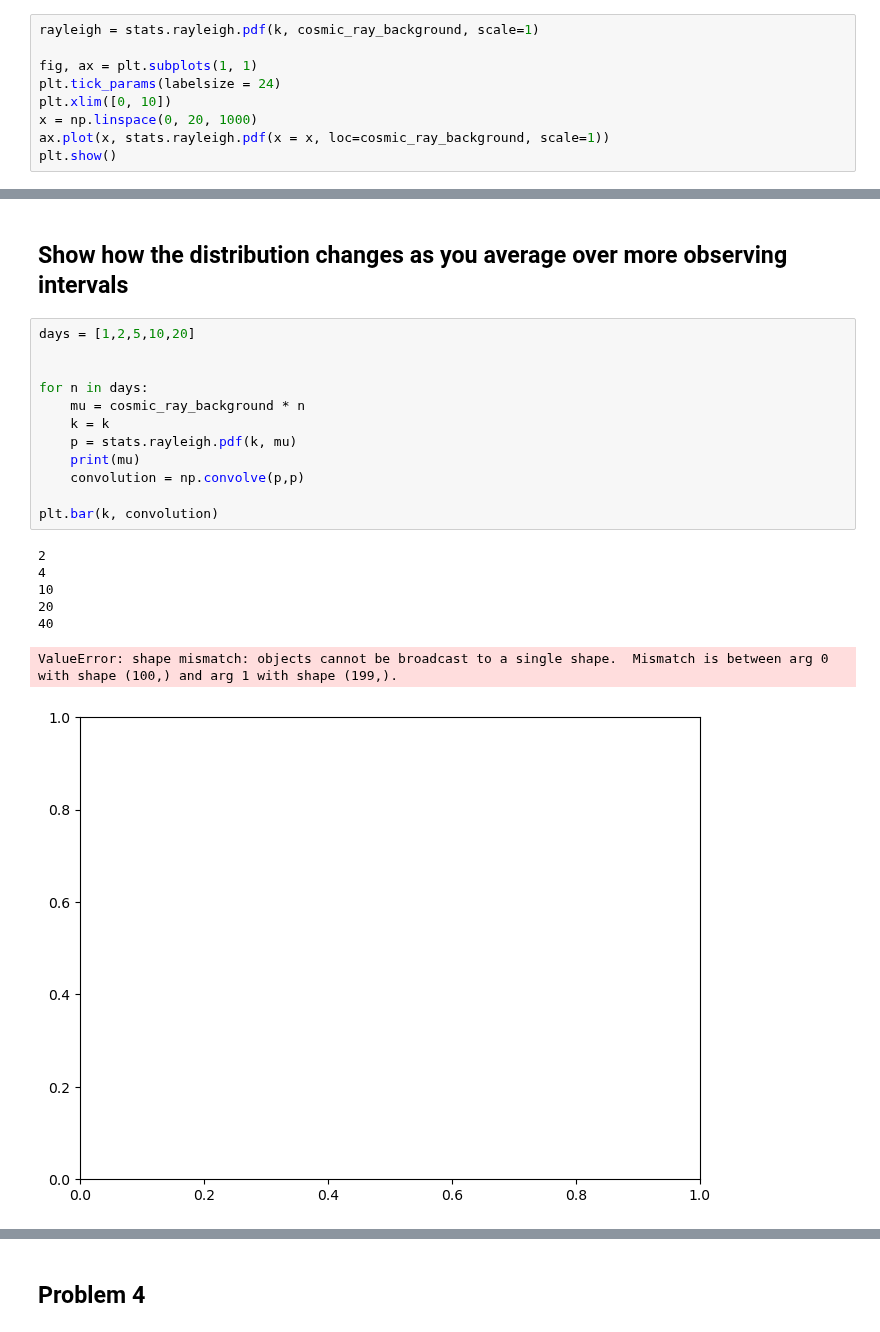
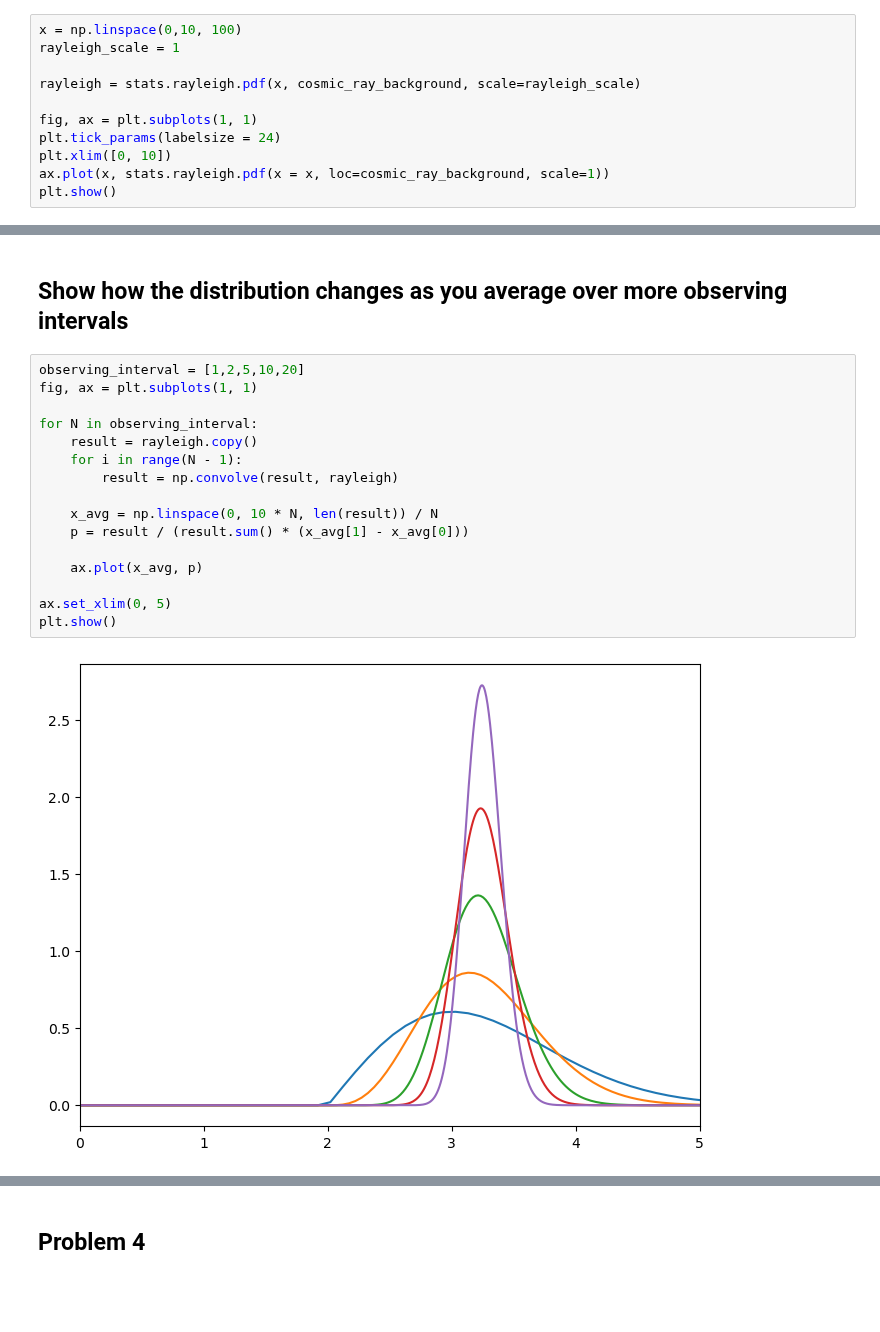
Before and after one commit to tranjacob/Phys434, a Jupyter notebook: lab2_jacobtran.ipynb, the cells around one changed output, grey strips where cells are left out. Cells and saved outputs as stored; diff of their text form; blank space fills up the shorter version.

```diff
--- a/lab2_jacobtran.ipynb
+++ b/lab2_jacobtran.ipynb
@@ -90,11 +90,13 @@ print(1 - stats.norm.ppf(after_m_days))
 # %% [markdown]
 ## Rayleigh distribution centered at our cosmic ray background after 1 time interval
 # %%
-rayleigh = stats.rayleigh.pdf(k, cosmic_ray_background, scale=1)
+x = np.linspace(0,10, 100)
+rayleigh_scale = 1
+
+rayleigh = stats.rayleigh.pdf(x, cosmic_ray_background, scale=rayleigh_scale)
 
 fig, ax = plt.subplots(1, 1)
 plt.tick_params(labelsize = 24)
 plt.xlim([0, 10])
-x = np.linspace(0, 20, 1000)
 ax.plot(x, stats.rayleigh.pdf(x = x, loc=cosmic_ray_background, scale=1))
 plt.show()
@@ -101,22 +105,20 @@ plt.show()
 # %% [markdown]
 ## Show how the distribution changes as you average over more observing intervals
 # %%
-days = [1,2,5,10,20]
+observing_interval = [1,2,5,10,20]
+fig, ax = plt.subplots(1, 1)
 
+for N in observing_interval:
+    result = rayleigh.copy()
+    for i in range(N - 1):
+        result = np.convolve(result, rayleigh)
 
-for n in days:
-    mu = cosmic_ray_background * n
-    k = k
-    p = stats.rayleigh.pdf(k, mu)
-    print(mu)
-    convolution = np.convolve(p,p)
+    x_avg = np.linspace(0, 10 * N, len(result)) / N
+    p = result / (result.sum() * (x_avg[1] - x_avg[0]))
 
-plt.bar(k, convolution)
+    ax.plot(x_avg, p)
+
+ax.set_xlim(0, 5)
+plt.show()
 # %% [output]
-2
-4
-10
-20
-40
-ValueError: shape mismatch: objects cannot be broadcast to a single shape.  Mismatch is between arg 0 with shape (100,) and arg 1 with shape (199,).
-[figure, old version]
+[figure, new version]
```
Also changed, not shown: parts of 25 cells of this notebook.
